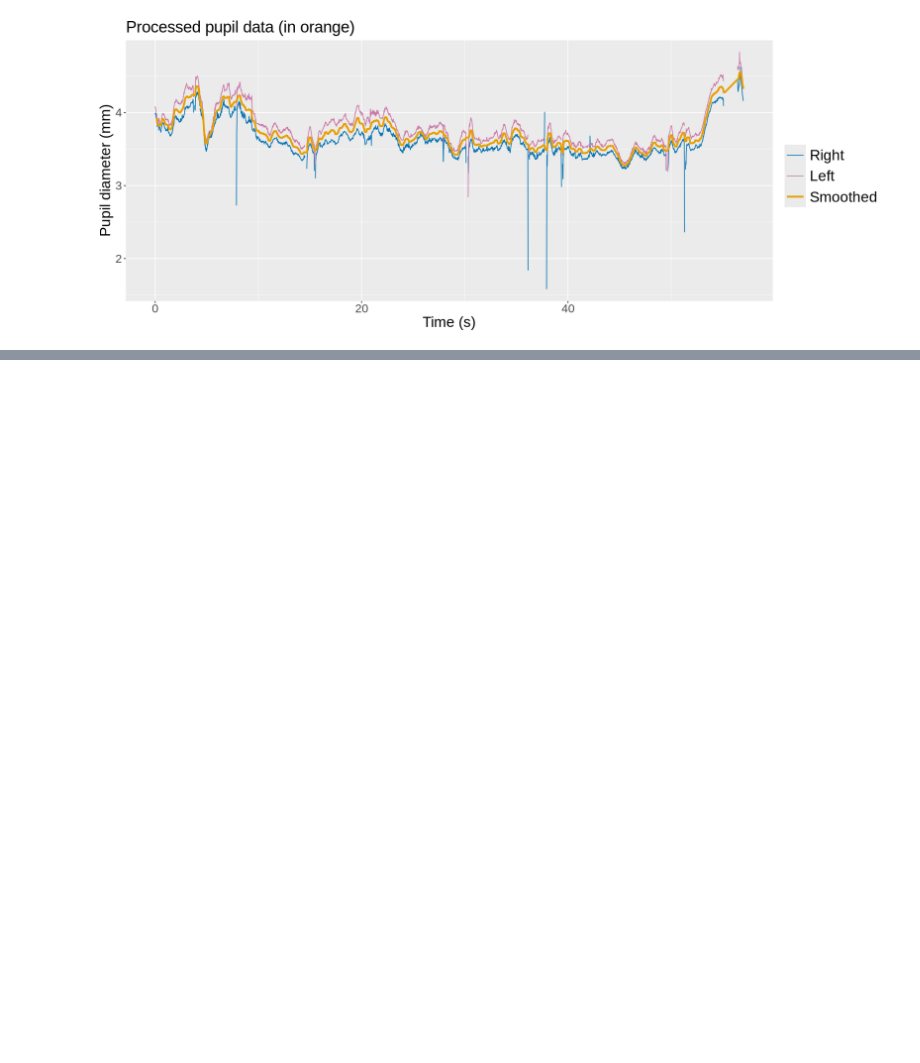
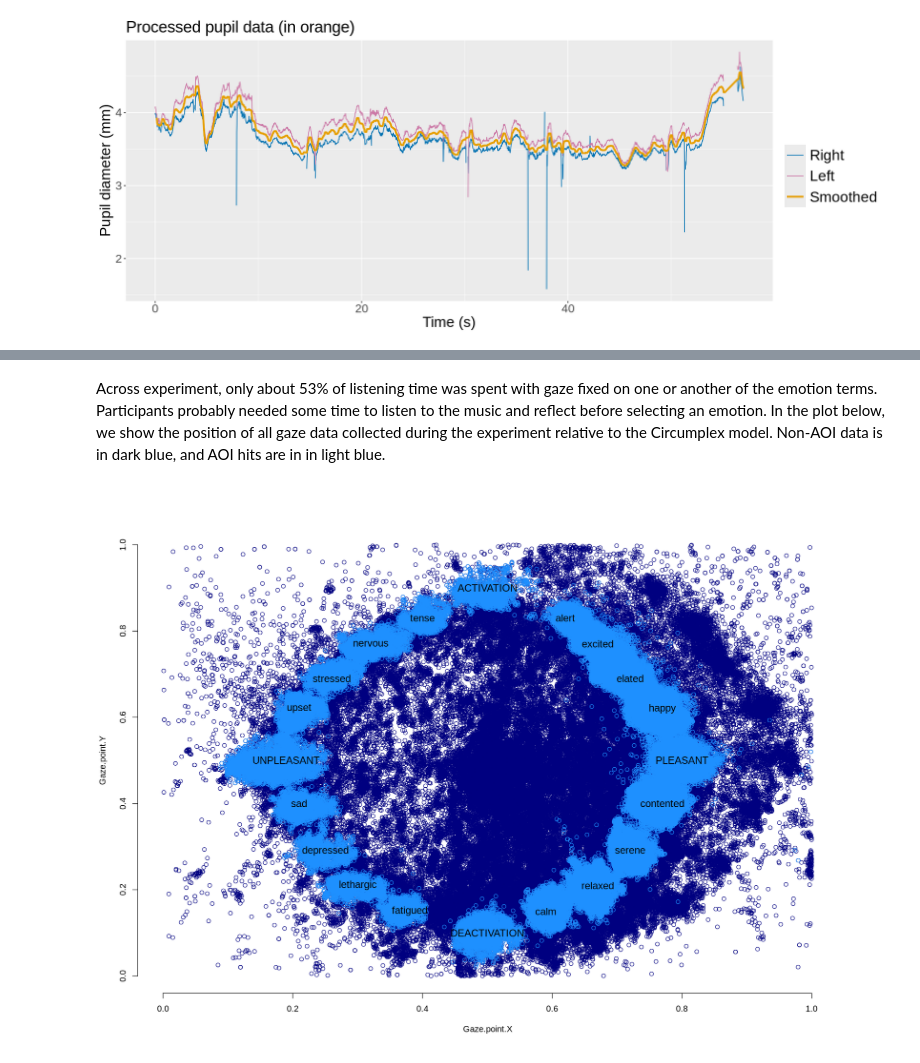
Before and after one commit to laurabishop/EyeTrackingDemo, a Jupyter notebook: DSD_ScienceOfGaze_PupilFiltering.ipynb, the cells around one changed output, grey strips where cells are left out. Saved outputs shown, nothing was run; the diff lists cells and outputs as text; code cells hidden in the pictures; blank space fills up the shorter version.

```diff
--- a/DSD_ScienceOfGaze_PupilFiltering.ipynb
+++ b/DSD_ScienceOfGaze_PupilFiltering.ipynb
@@ -115,0 +129,5 @@ suppressWarnings(print(processed.plot))
+# %%
+aoi.data <- read.table("EyeTrackingDemo/ET-partial2.txt")
+AOI.only <- aoi.data[, grepl("AOI", colnames(aoi.data))]
+AOI.only$sum.of.hits <- rowSums(AOI.only)
+mean(AOI.only$sum.of.hits, na.rm = T)*100
@@ -115,0 +138,20 @@ suppressWarnings(print(processed.plot))
+# %% [markdown]
+Across experiment, only about 53% of listening time was spent with gaze fixed on one or another of the emotion terms. Participants probably needed some time to listen to the music and reflect before selecting an emotion. In the plot below, we show the position of all gaze data collected during the experiment relative to the Circumplex model. Non-AOI data is in dark blue, and AOI hits are in in light blue.
+# %%
+options(repr.plot.width = 15, repr.plot.height = 11)
+aoi.data$hit <- rowSums(aoi.data[, grepl("AOI", colnames(aoi.data))])
+hits <- aoi.data[aoi.data$hit == 1, ]
+with(aoi.data,
+     plot(Gaze.point.X, Gaze.point.Y, col = "navy", bty = "n"))
+with(hits,
+     points(Gaze.point.X, Gaze.point.Y, col = "dodgerblue"))
+text(c(.5, .5, .8, .19), c(.9, .1, .5, .5),
+     label = c("ACTIVATION", "DEACTIVATION", "PLEASANT", "UNPLEASANT"),
+     cex = 1.2)
+text(c(.62, .67, .72, .77, .77, .72, .67, .59, .38, .30, .25, .21, .21, .26, .32, .4),
+     c(.83, .77, .69, .62, .40, .29, .21, .15, .15, .21, .29, .40, .62, .69, .77, .83),
+     label = c("alert", "excited", "elated", "happy", "contented", "serene", "relaxed", "calm",
+               "fatigued", "lethargic", "depressed", "sad", "upset", "stressed", "nervous", "tense"),
+     cex = 1.2)
+# %% [output]
+[figure, added]
```
Also changed, not shown: parts of 16 cells of this notebook.
